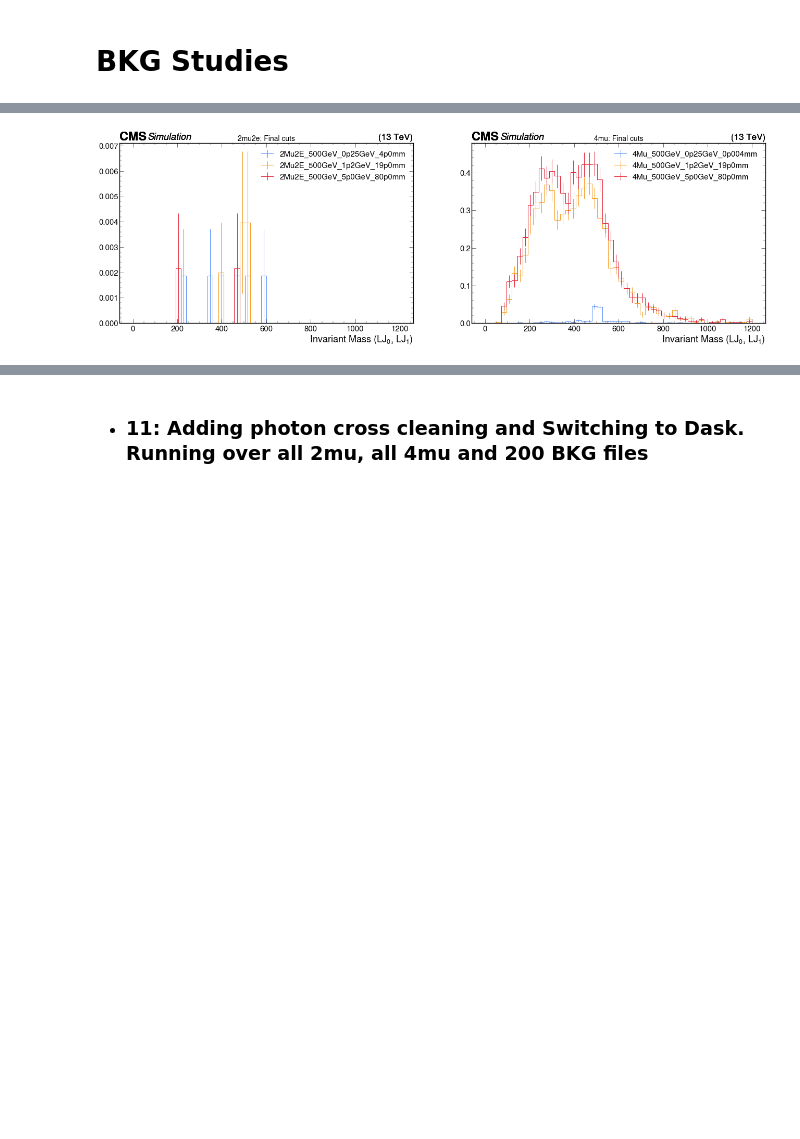
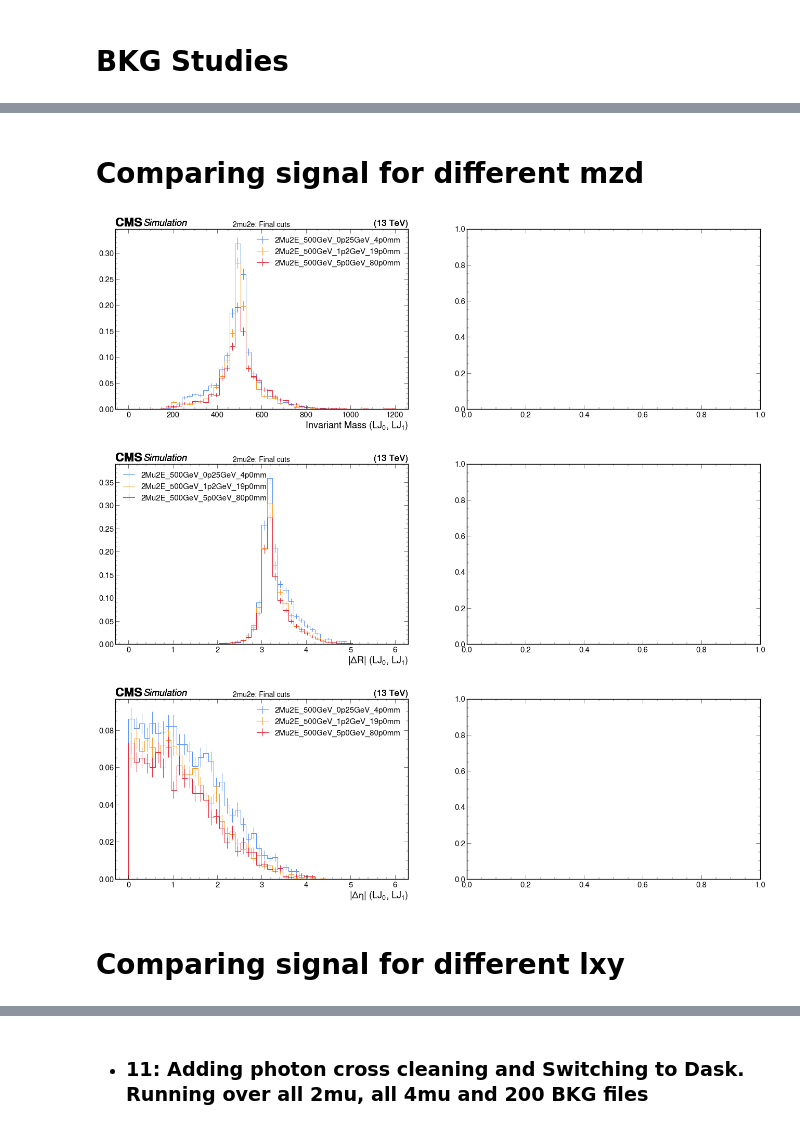
Before and after one commit to jsiado/SIDM, a Jupyter notebook: sidm/studies/muon_id/summary.ipynb, the cells around one changed output, grey strips where cells are left out. Cells and saved outputs as stored; diff of their text form; code cells hidden in the pictures; blank space fills up the shorter version.

```diff
--- a/sidm/studies/muon_id/summary.ipynb
+++ b/sidm/studies/muon_id/summary.ipynb
@@ -160,0 +101,8 @@ dPhi(LJ_0, LJ_1) > 2   2017.0           6.9          11.5
+# %%
+for thisHist in Hist_2mu:
+    plt.subplots(1, 1, figsize=(20, 9))
+    for sss in mxx_2mu:
+        utilities.plot(output_2mu[sss]["hists"][thisHist][ch5, ::2j], label = sss, density=False,)
+    plt.legend(alignment="left", loc=0)
+    plt.title("2mu2e: Final cuts", fontsize=20)
+    plt.savefig(f"plots/BKG_2mu2e_{vr}_{thisHist}", bbox_inches="tight")
@@ -161,9 +126,6 @@ dPhi(LJ_0, LJ_1) > 2   2017.0           6.9          11.5
 # %%
-# Comparing signal for the two channels in mxx
-
-HistToPlot = ["lj_lj_invmass"]
-for thisHist in HistToPlot:
-    plt.subplots(1, npl, figsize=(npl*fw, fh))
+for thisHist in Hist_2mu:
+    plt.subplots(1, 2, figsize=(npl*fw, fh))
     plt.subplot(1, 2, 1)
     for sss in mxx_2mu:
         utilities.plot(output_2mu[sss]["hists"][thisHist][ch5, ::2j], label = sss, density=False,)
@@ -171,9 +133,9 @@ for thisHist in HistToPlot:
     plt.title("2mu2e: Final cuts", fontsize=20)
 
     plt.subplot(1, 2, 2)
-    for sss in mxx_4mu:
-        utilities.plot(output_4mu[sss]["hists"][thisHist][ch4, ::2j], label = sss, density=False,)
-    plt.legend(alignment="left", loc=0)
-    plt.title("4mu: Final cuts", fontsize=20)
-plt.savefig(f"plots/BKG_{vr}_{thisHist}", bbox_inches="tight")
+    # for sss in mxx_4mu:
+    #     utilities.plot(output_4mu[sss]["hists"][thisHist][ch4, ::2j], label = sss, density=False,)
+    # plt.legend(alignment="left", loc=0)
+    # plt.title("4mu: Final cuts", fontsize=20)
+# plt.savefig(f"plots/BKG_{vr}_{thisHist}", bbox_inches="tight")
 # %% [output]
@@ -181,20 +145,23 @@ plt.savefig(f"plots/BKG_{vr}_{thisHist}", bbox_inches="tight")
+# %% [markdown]
+# Comparing signal for different mzd
 # %%
-# Comparing signal for the two channels in mzd
-
-HistToPlot = ["lj_lj_invmass"]
-for thisHist in HistToPlot:
+for thisHist in Hist_2mu:
     plt.subplots(1, npl, figsize=(npl*fw, fh))
     plt.subplot(1, 2, 1)
     for sss in mzd_2mu:
-        utilities.plot(output_2mu[sss]["hists"][thisHist][ch4, ::2j], label = sss, density=False,)
+        utilities.plot(output_2mu[sss]["hists"][thisHist][ch5, ::2j], label = sss, density=False,)
     plt.legend(alignment="left", loc=0)
     plt.title("2mu2e: Final cuts", fontsize=20)
 
-    plt.subplot(1, 2, 2)
-    for sss in mzd_4mu:
-        utilities.plot(output_4mu[sss]["hists"][thisHist][ch4, ::2j], label = sss, density=False,)
-    plt.legend(alignment="left", loc=0)
-    plt.title("4mu: Final cuts", fontsize=20)
+    # plt.subplot(1, 2, 2)
+    # for sss in mzd_4mu:
+    #     utilities.plot(output_4mu[sss]["hists"][thisHist][ch4, ::2j], label = sss, density=False,)
+    # plt.legend(alignment="left", loc=0)
+    # plt.title("4mu: Final cuts", fontsize=20)
 # %% [output]
-[figure, old version]
+[figure, new version]
+[figure, added]
+[figure, added]
+# %% [markdown]
+# Comparing signal for different lxy
 # %%
```
Also changed, not shown: parts of 23 cells of this notebook, 6 other files.
